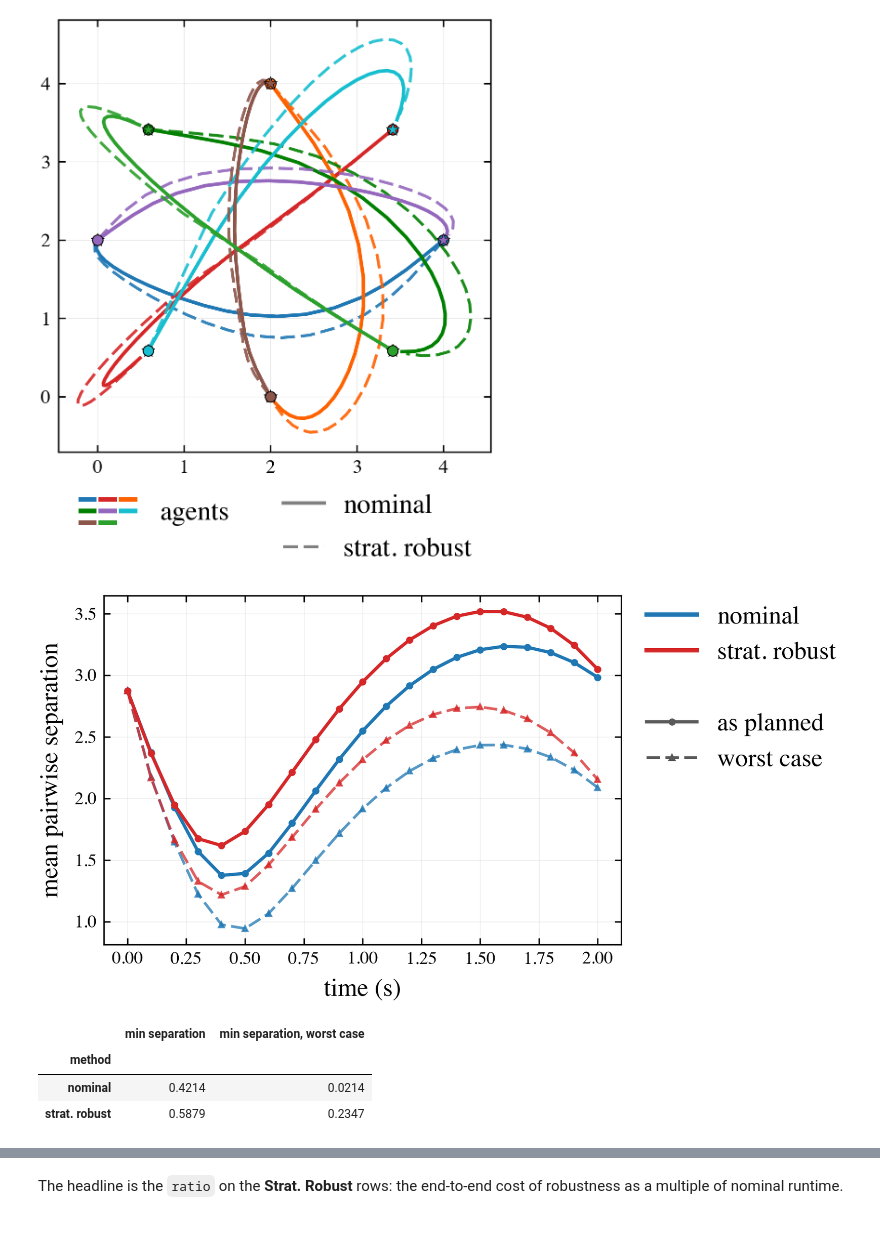
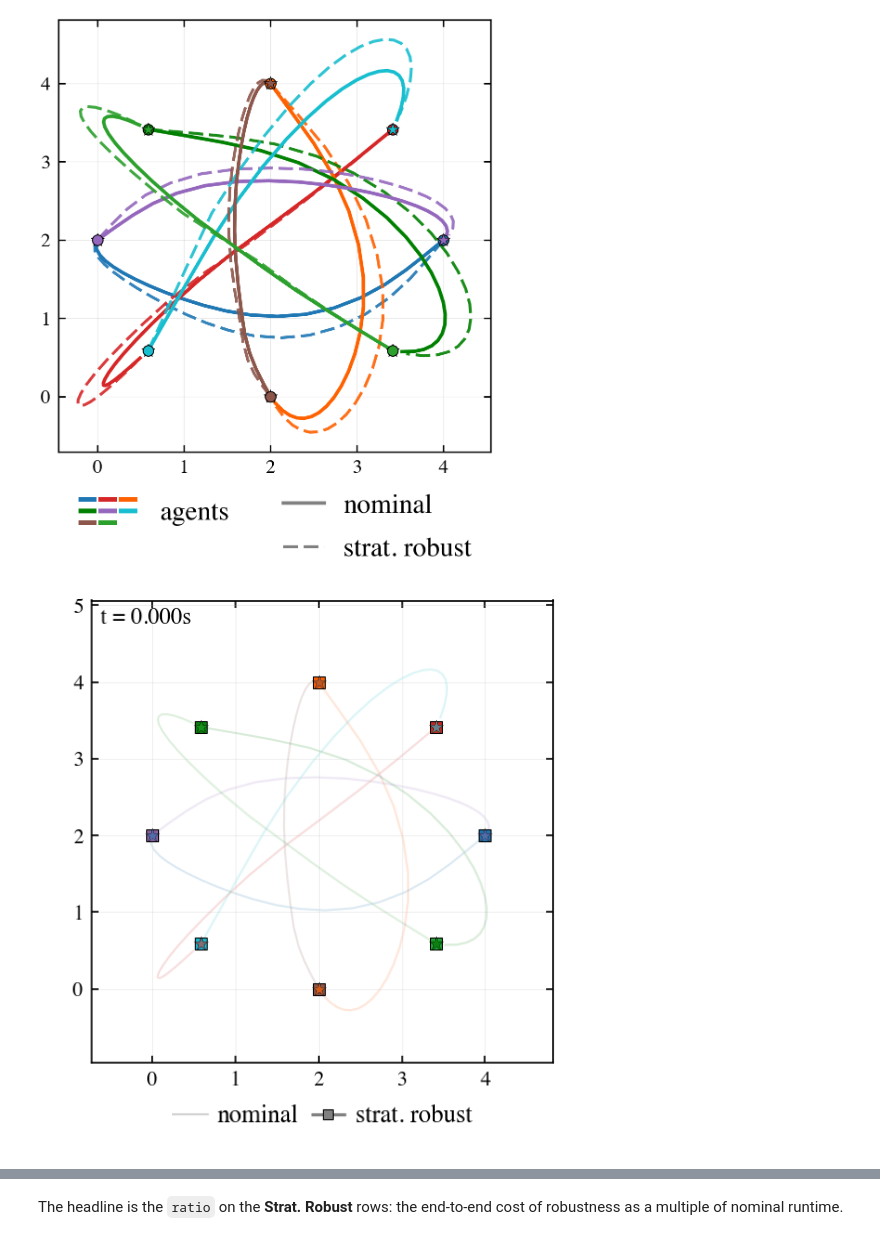
Before and after one commit to victor-qin/strategically_robust_potential_trajopt, a Jupyter notebook: notebooks/collision_example.ipynb, the cells around one changed output, grey strips where cells are left out. Cells and saved outputs as stored; diff of their text form; code cells hidden in the pictures.

```diff
--- a/notebooks/collision_example.ipynb
+++ b/notebooks/collision_example.ipynb
@@ -404,19 +349,13 @@ plotting.plot_trajectories(res8_nominal, [res8_robust], n_a8, H, sdim, cdim, xf_
 plt.show()
 # %% [output]
 [figure]
-# %%
-plotting.plot_avg_distances([res8_nominal, res8_robust], ['nominal', 'strat. robust'],
-                            n_a8, H, sdim, cdim, pdim, eps, A, B, dt,
-                            save_path=FIGDIR / '8agent_separation.png')
-plt.show()
-
-pd.DataFrame(plotting.min_separation_table(
-    [res8_nominal, res8_robust], ['nominal', 'strat. robust'],
-    n_a8, H, sdim, cdim, pdim, eps, A, B)).set_index('method')
-# %% [output]
-[figure, removed]
-|  | min separation | min separation, worst case |
-| method |  |  |
-| nominal | 0.4214 | 0.0214 |
-| strat. robust | 0.5879 | 0.2347 |
+# %%
+fig, anim = plotting.animate_trajectories(
+    res8_nominal, [res8_robust], n_a8, H, sdim, cdim, xf_8, dt,
+    method_labels=['nominal', 'strat. robust'],
+    save_path=FIGDIR / '8agent_animation.gif')
+plt.close(fig)
+display(Image(filename=str(FIGDIR / '8agent_animation.gif')))
+# %% [output]
+[figure, added]
 # %% [markdown]
```
Also changed, not shown: parts of 40 cells of this notebook, 7 other files.
